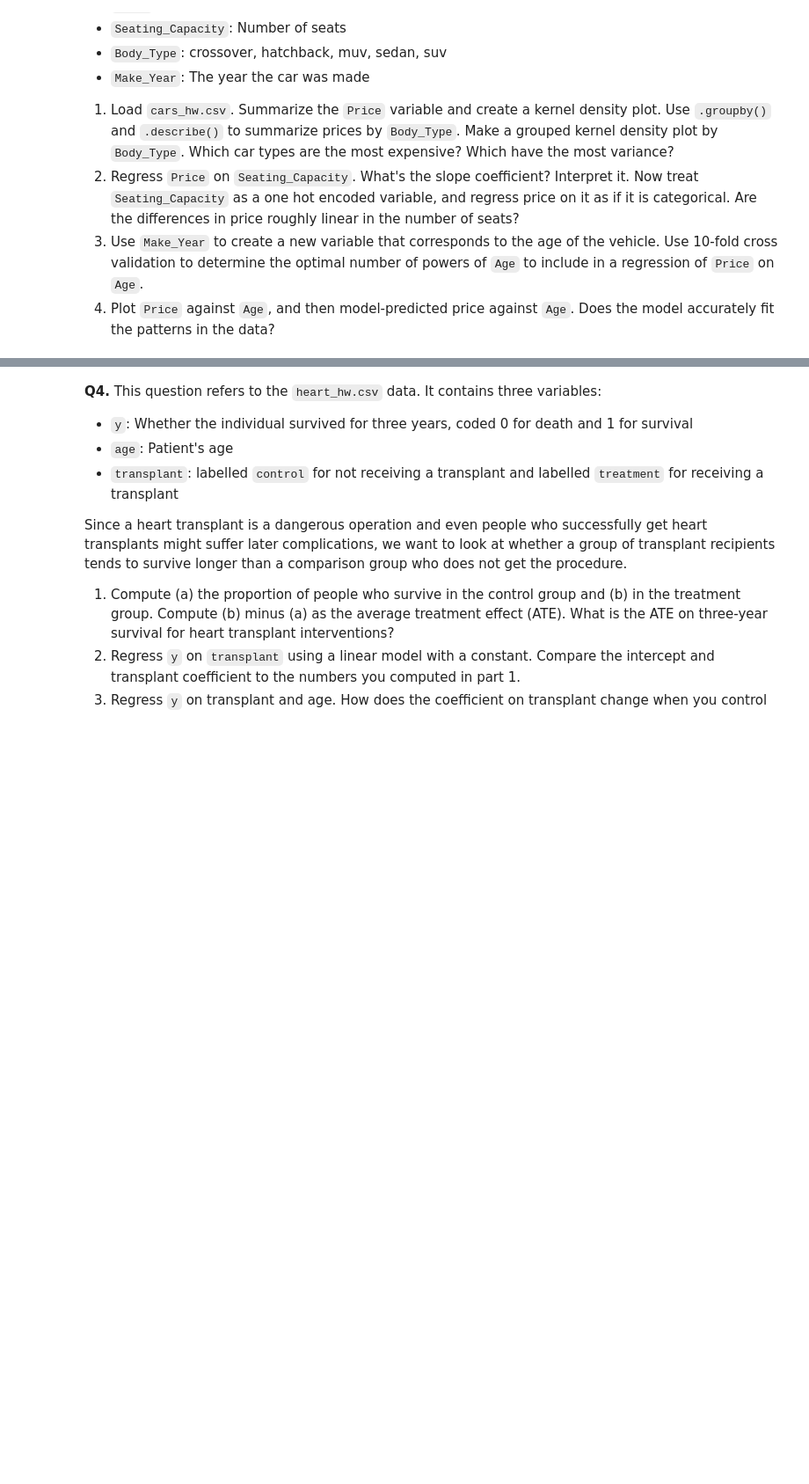
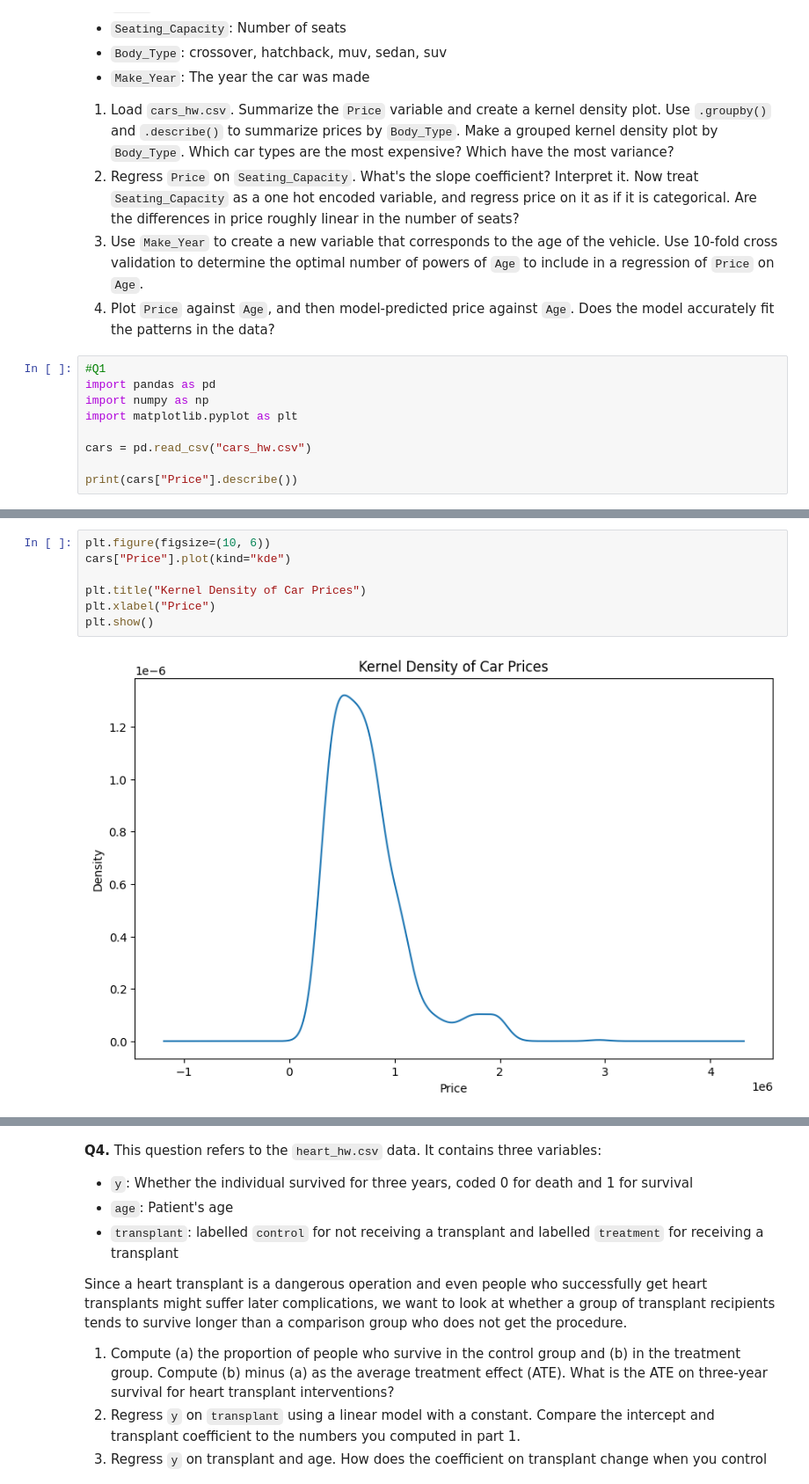
Before and after one commit to joellezamperini/undergrad_ml_assignments, a Jupyter notebook: 03_assignment_linear_models.ipynb, the cells around one changed output, grey strips where cells are left out. Shown at 88% size. Drawn from its saved outputs; the diff is of its cells as text; blank space fills up the shorter version.

```diff
--- a/03_assignment_linear_models.ipynb
+++ b/03_assignment_linear_models.ipynb
@@ -47,3 +340,12 @@
   2. Regress `Price` on `Seating_Capacity`. What's the slope coefficient? Interpret it. Now treat `Seating_Capacity` as a one hot encoded variable, and regress price on it as if it is categorical. Are the differences in price roughly linear in the number of seats?
   3. Use `Make_Year` to create a new variable that corresponds to the age of the vehicle. Use 10-fold cross validation to determine the optimal number of powers of `Age` to include in a regression of `Price` on `Age`.
   4. Plot `Price` against `Age`, and then model-predicted price against `Age`. Does the model accurately fit the patterns in the data?
+# %%
+#Q1
+import pandas as pd
+import numpy as np
+import matplotlib.pyplot as plt
+
+cars = pd.read_csv("cars_hw.csv")
+
+print(cars["Price"].describe())
@@ -49,0 +362,9 @@
+# %%
+plt.figure(figsize=(10, 6))
+cars["Price"].plot(kind="kde")
+
+plt.title("Kernel Density of Car Prices")
+plt.xlabel("Price")
+plt.show()
+# %% [output]
+[figure, added]
```
Also changed, not shown: parts of 27 cells of this notebook.
